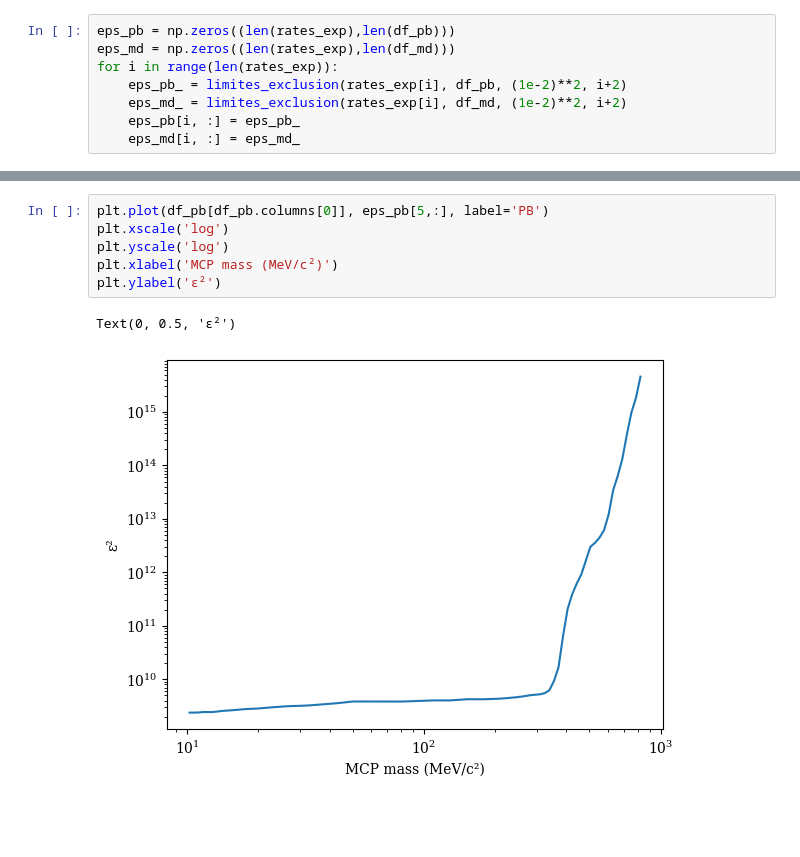
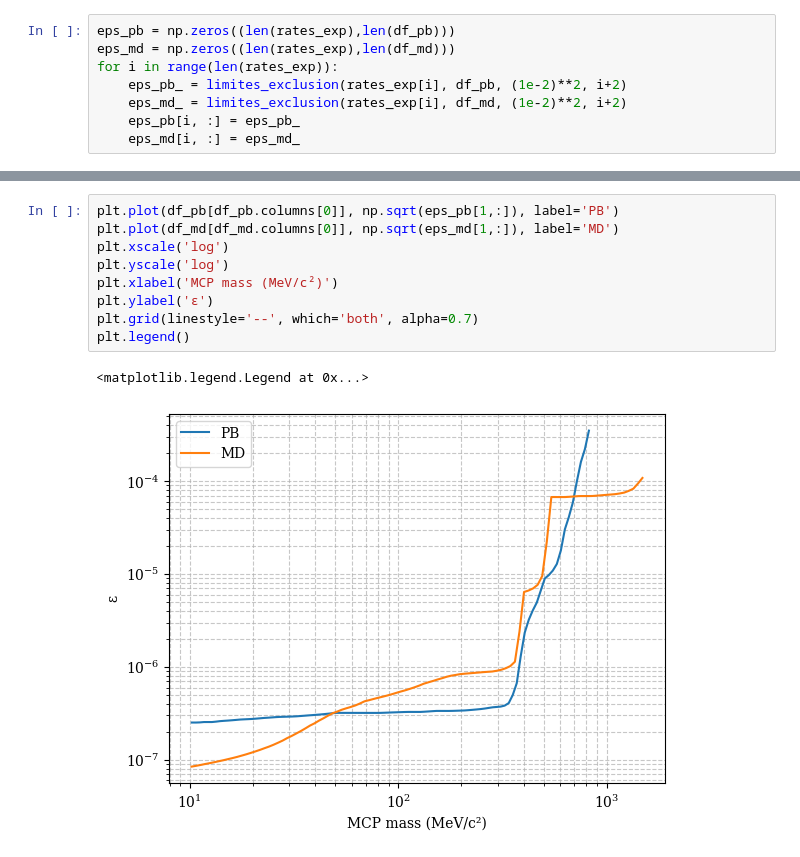
Before and after one commit to Lurishi/Doctorado-mCP, a Jupyter notebook: Mcp_gráficos_papers/Limites_mCP_SENSEI.ipynb, the cells around one changed output, grey strips where cells are left out. Drawn from its saved outputs; the diff is of its cells as text; blank space fills up the shorter version.

```diff
--- a/Mcp_gráficos_papers/Limites_mCP_SENSEI.ipynb
+++ b/Mcp_gráficos_papers/Limites_mCP_SENSEI.ipynb
@@ -98,9 +98,12 @@ array([1.81614196e+10, 1.81569847e+10, 1.82837569e+10, 1.86055448e+10,
 # %%
-plt.plot(df_pb[df_pb.columns[0]], eps_pb[5,:], label='PB')
+plt.plot(df_pb[df_pb.columns[0]], np.sqrt(eps_pb[1,:]), label='PB')
+plt.plot(df_md[df_md.columns[0]], np.sqrt(eps_md[1,:]), label='MD')
 plt.xscale('log')
 plt.yscale('log')
 plt.xlabel('MCP mass (MeV/c²)')
-plt.ylabel('ε²')
+plt.ylabel('ε')
+plt.grid(linestyle='--', which='both', alpha=0.7)
+plt.legend()
 # %% [output]
-Text(0, 0.5, 'ε²')
+<matplotlib.legend.Legend at 0x...>
-[figure, old version]
+[figure, new version]
```
Also changed, not shown: parts of 2 cells of this notebook, 6 other files.
